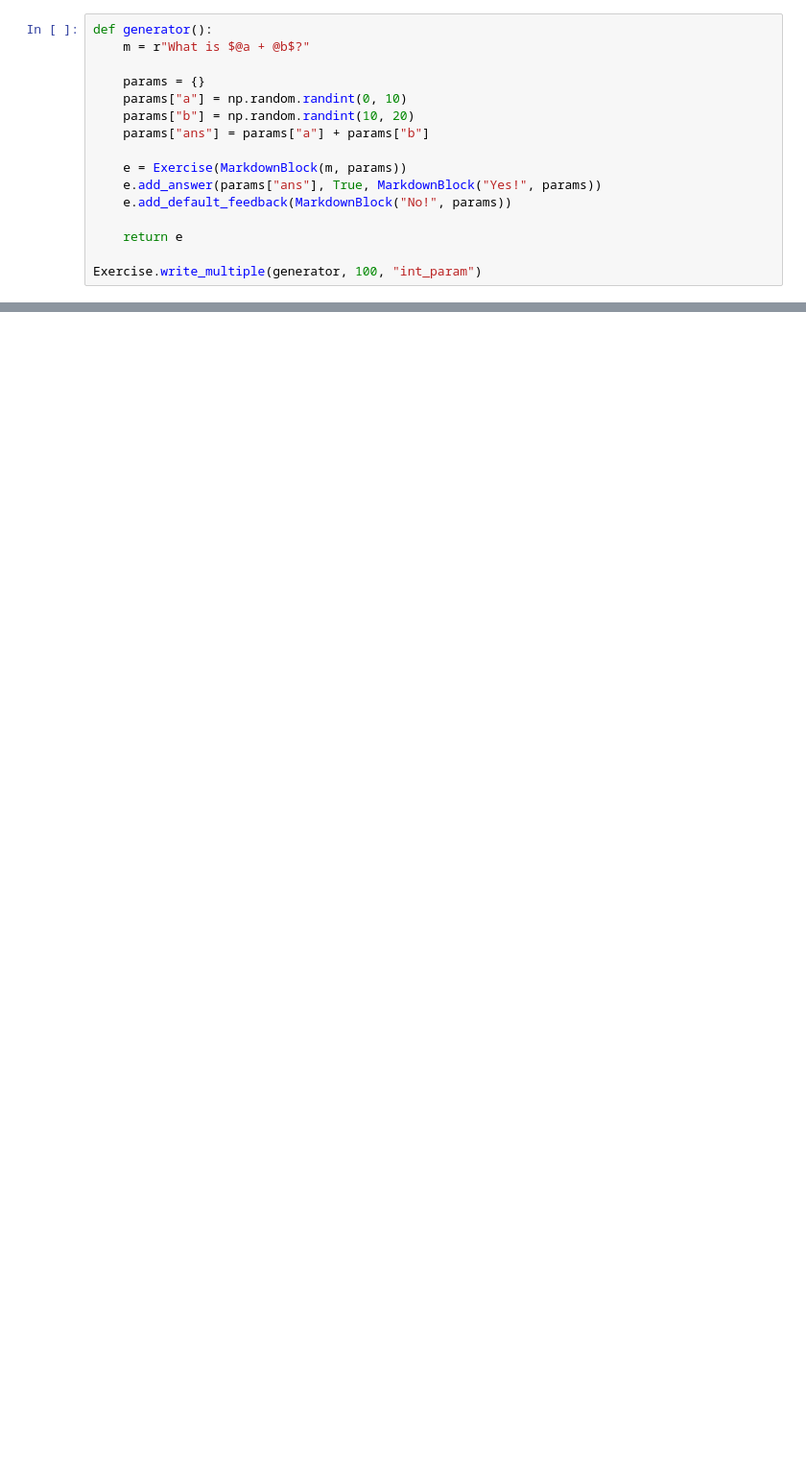
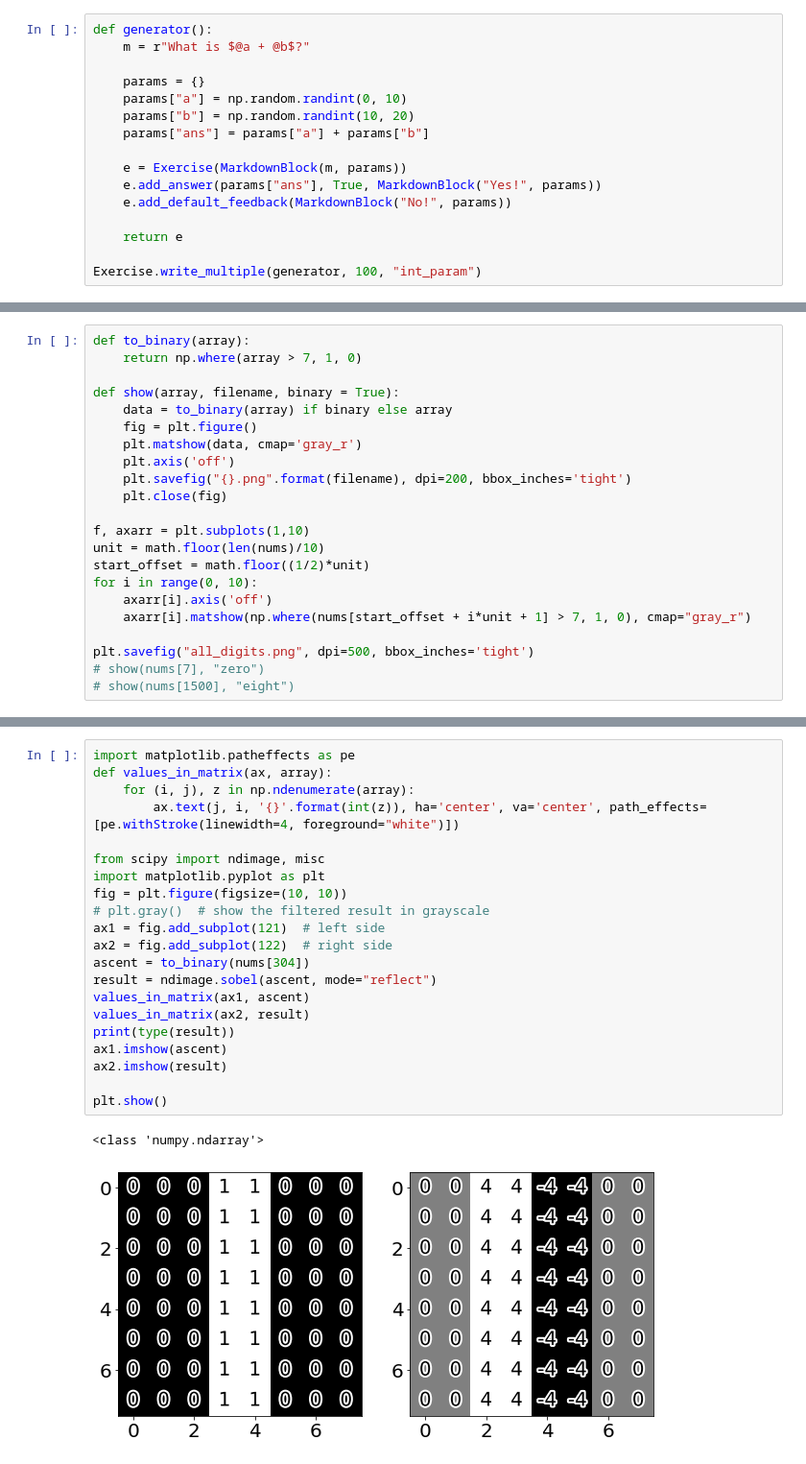
Before and after one commit to rkeulemans/exercise_public, a Jupyter notebook: more_exercises.ipynb, the cells around one changed output, grey strips where cells are left out. Shown at 96% size. Saved outputs shown, nothing was run; the diff lists cells and outputs as text; blank space fills up the shorter version.

```diff
--- a/more_exercises.ipynb
+++ b/more_exercises.ipynb
@@ -87,0 +88,22 @@ Exercise.write_multiple(generator, 100, "int_param")
+# %%
+def to_binary(array):
+    return np.where(array > 7, 1, 0)
+
+def show(array, filename, binary = True):
+    data = to_binary(array) if binary else array
+    fig = plt.figure()
+    plt.matshow(data, cmap='gray_r')
+    plt.axis('off')
+    plt.savefig("{}.png".format(filename), dpi=200, bbox_inches='tight')
+    plt.close(fig)
+
+f, axarr = plt.subplots(1,10)
+unit = math.floor(len(nums)/10)
+start_offset = math.floor((1/2)*unit)
+for i in range(0, 10):
+    axarr[i].axis('off')
+    axarr[i].matshow(np.where(nums[start_offset + i*unit + 1] > 7, 1, 0), cmap="gray_r")
+
+plt.savefig("all_digits.png", dpi=500, bbox_inches='tight')
+# show(nums[7], "zero")
+# show(nums[1500], "eight")
@@ -87,0 +119,24 @@ Exercise.write_multiple(generator, 100, "int_param")
+# %%
+import matplotlib.patheffects as pe
+def values_in_matrix(ax, array):
+    for (i, j), z in np.ndenumerate(array):
+        ax.text(j, i, '{}'.format(int(z)), ha='center', va='center', path_effects=[pe.withStroke(linewidth=4, foreground="white")])
+
+from scipy import ndimage, misc
+import matplotlib.pyplot as plt
+fig = plt.figure(figsize=(10, 10))
+# plt.gray()  # show the filtered result in grayscale
+ax1 = fig.add_subplot(121)  # left side
+ax2 = fig.add_subplot(122)  # right side
+ascent = to_binary(nums[304])
+result = ndimage.sobel(ascent, mode="reflect")
+values_in_matrix(ax1, ascent)
+values_in_matrix(ax2, result)
+print(type(result))
+ax1.imshow(ascent)
+ax2.imshow(result)
+
+plt.show()
+# %% [output]
+<class 'numpy.ndarray'>
+[figure, added]
```
Also changed, not shown: parts of 6 cells of this notebook, 3 other files.
